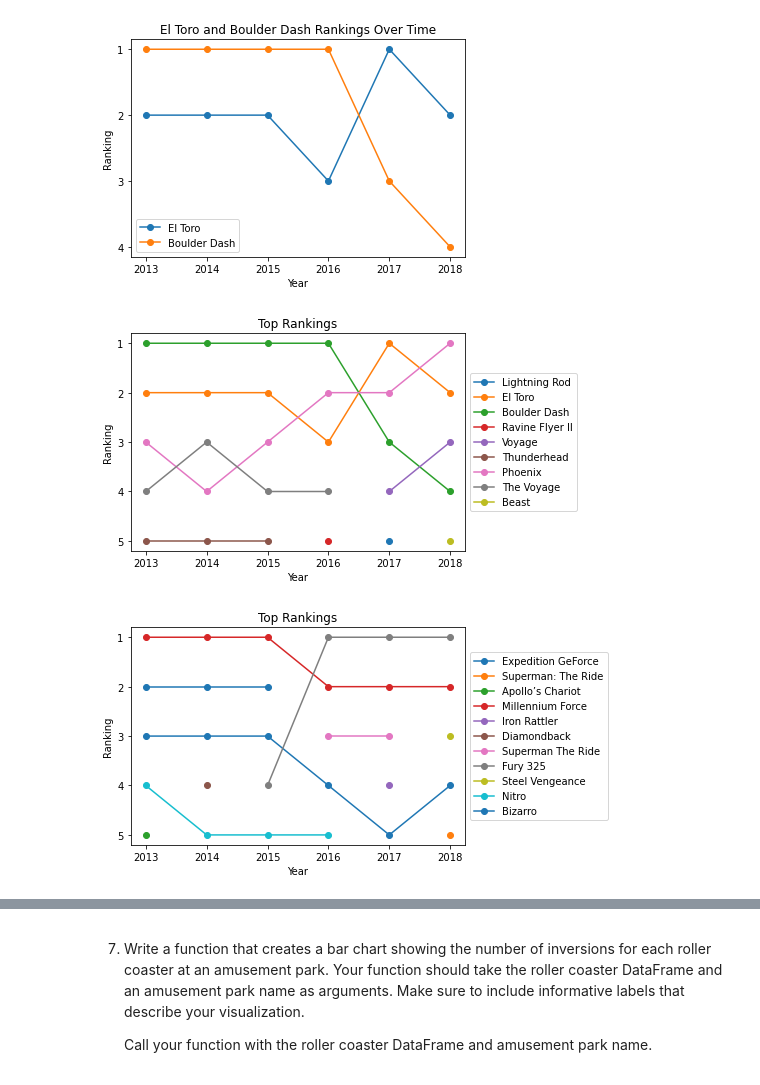
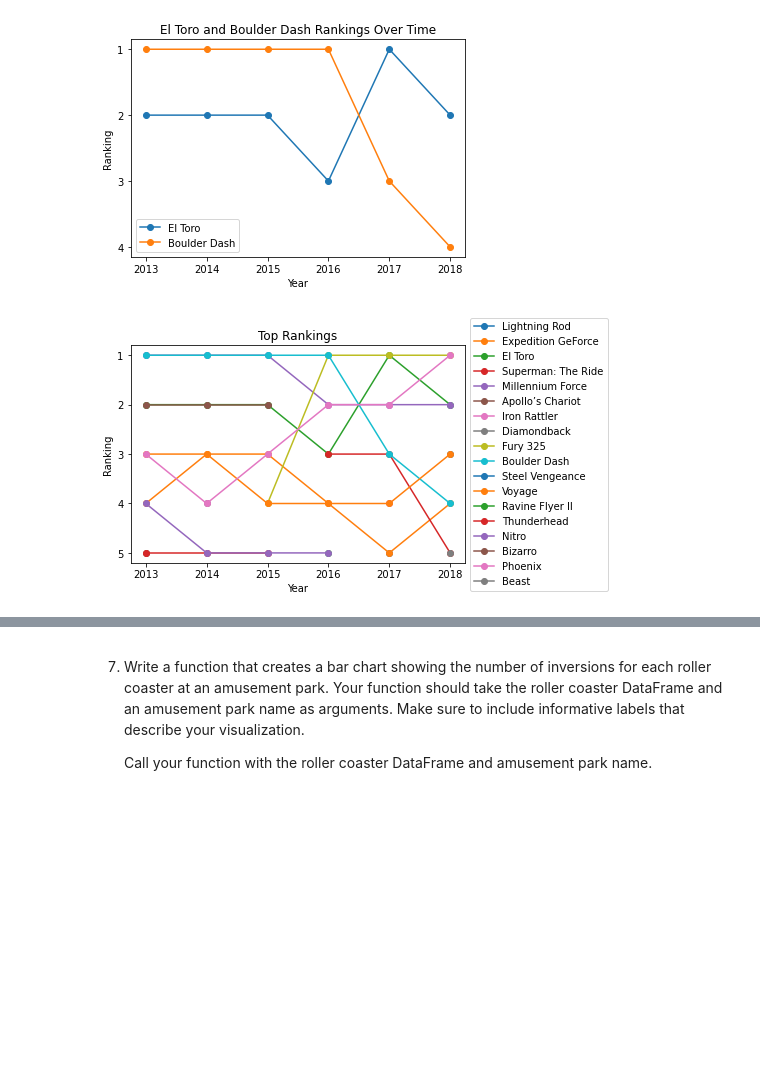
Before and after one commit to soyuz108/Roller-Coasters, a Jupyter notebook: Roller Coaster.ipynb, the cells around one changed output, grey strips where cells are left out. Cells and saved outputs as stored; diff of their text form; code cells hidden in the pictures; blank space fills up the shorter version.

```diff
--- a/Roller Coaster.ipynb
+++ b/Roller Coaster.ipynb
@@ -36,7 +39,7 @@ print(df_full.head())
 names_replace = [
     ("Grizzly \(KD\)", "Grizzly"),
     ("Intimidator-305", "Intimidator 305"),
-    ("Superman: The Ride", "Superman The Ride"),
+    ("Superman The Ride", "Superman: The Ride"),
     ("^The ", "")]
 # Clean data with replacement in parks
 parks_replace = [
@@ -51,9 +54,9 @@ parks_replace = [
 
 # Perform replacement with for loop
 for i in names_replace:
-    df_full["Name"] = df_full["Name"].str.replace(i[0], i[1])
+    df_full["Name"] = df_full["Name"].str.replace(i[0], i[1], regex=True)
 for i in parks_replace:
-    df_full["Park"] = df_full["Park"].str.replace(i[0], i[1])
+    df_full["Park"] = df_full["Park"].str.replace(i[0], i[1], regex=True)
 # %%
 # Create a function to plot ranking over time for 1 roller coaster
 def plot_ranking(name, park_name, df):
@@ -118,32 +121,30 @@ plot_two_rankings([("El Toro", "Six Flags Great Adventure"), ("Boulder Dash", "L
 # %%
 # Create a function to plot top n rankings over time
 def plot_top_rankings(n, df):
   # Create a subplot for visualization manipulations
   ax = plt.subplot()
   # Select rankings equal to or less than n value
   top_n_rankings = df[df["Rank"] <= n]
   # Add for loop to plot each selected case
   for coaster in set(top_n_rankings["Name"]):
     # Differentiate between roller coasters and give a label
     coaster_rankings = top_n_rankings[top_n_rankings["Name"] == coaster]
     # Plot the selected coaster
     ax.plot(coaster_rankings["Year of Rank"], coaster_rankings["Rank"], label=coaster, marker="o")
   # Set ticks
   ax.set_yticks([i for i in range(1,6)])
   # Invert y-axis
   ax.invert_yaxis()
   # Give labels
   plt.title("Top Rankings")
   plt.xlabel("Year")
   plt.ylabel("Ranking")
   plt.legend(loc="center left", bbox_to_anchor=(1, 0.5))
   plt.show()
 
 # Create a plot of top n rankings over time
-plot_top_rankings(5, df_wood)
-plot_top_rankings(5, df_steel)
+plot_top_rankings(5, df_full)
 # %% [output]
-[figure, old version]
+[figure, new version]
-[figure, removed]
 # %%
 # Create a function to plot histogram of column values
```
Also changed, not shown: parts of 3 cells of this notebook.
